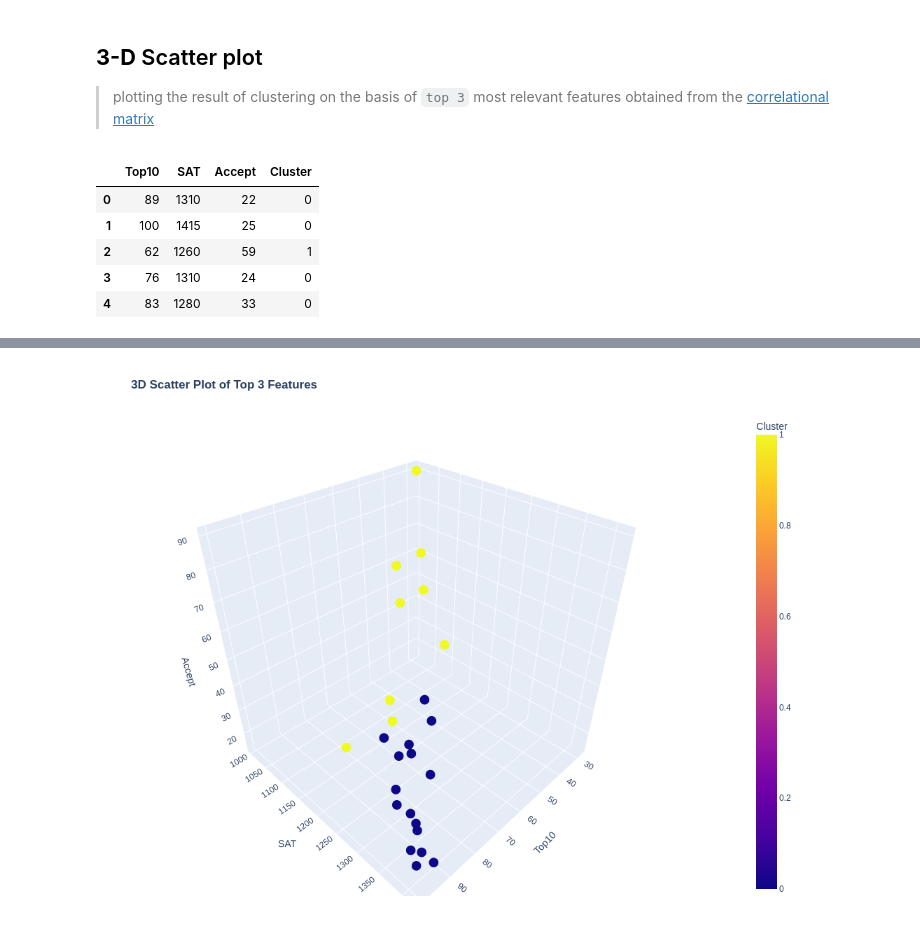
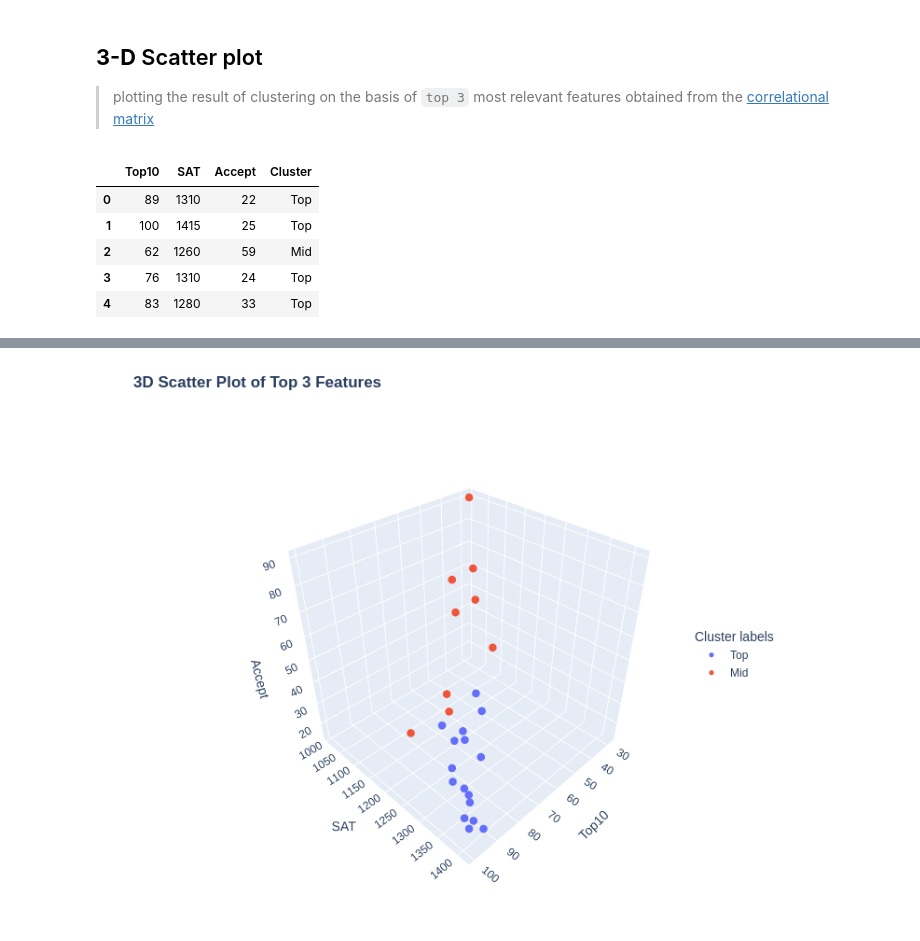
Before and after one commit to nirmit27/ds-and-ml, a Jupyter notebook: ML/KMeans_Cluster.ipynb, the cells around one changed output, grey strips where cells are left out. Saved outputs shown, nothing was run; the diff lists cells and outputs as text; code cells hidden in the pictures.

```diff
--- a/ML/KMeans_Cluster.ipynb
+++ b/ML/KMeans_Cluster.ipynb
@@ -347,16 +347,18 @@ top_univ, mid_univ
 # %% [markdown]
 ## **3-D** Scatter plot
 > plotting the result of clustering on the basis of `top 3` most relevant features obtained from the [correlational matrix](#scrollTo=PFZske7N9QNu&line=3&uniqifier=1)
+# %%
+df["Cluster"] = df["Cluster"].apply(lambda x: "Top" if x == 0 else "Mid")
 # %%
 top_features = ['Top10', 'SAT', 'Accept', 'Cluster']
 df[top_features].head()
 # %% [output]
 |  | Top10 | SAT | Accept | Cluster |
-| 0 | 89 | 1310 | 22 | 0 |
-| 1 | 100 | 1415 | 25 | 0 |
-| 2 | 62 | 1260 | 59 | 1 |
-| 3 | 76 | 1310 | 24 | 0 |
-| 4 | 83 | 1280 | 33 | 0 |
+| 0 | 89 | 1310 | 22 | Top |
+| 1 | 100 | 1415 | 25 | Top |
+| 2 | 62 | 1260 | 59 | Mid |
+| 3 | 76 | 1310 | 24 | Top |
+| 4 | 83 | 1280 | 33 | Top |
 # %%
 data = df[top_features]
 
@@ -366,10 +368,26 @@ fig = px.scatter_3d(data, x='Top10', y='SAT', z='Accept',
                     color='Cluster',
                     title="<b>3D Scatter Plot of Top 3 Features</b>",)
 
+fig.update_traces(marker=dict(size=5))
+
 fig.update_layout(
-    margin=dict(l=0, r=0, b=40, t=70),
-    width=1000,
-    height=800)
+    margin=dict(l=0, r=0, b=25, t=50),
+    width=800,
+    height=600,
+    scene=dict(
+        camera=dict(
+            eye=dict(x=1.5, y=1.5, z=1.5)
+        ),
+        aspectmode='auto'
+    ),
+    legend=dict(
+        x=0.8,
+        y=0.5,
+        orientation='v',
+        title='Cluster labels',
+        title_font=dict(size=14),
+        font=dict(size=12),
+  ))
 
 fig.write_image("3d_scatter_plot.png", engine="kaleido")
 fig.show("png")
@@ -377 +396 @@ fig.show("png")
-[figure, old version]
+[figure, new version]
```
Also changed, not shown: parts of 1 cell of this notebook.
